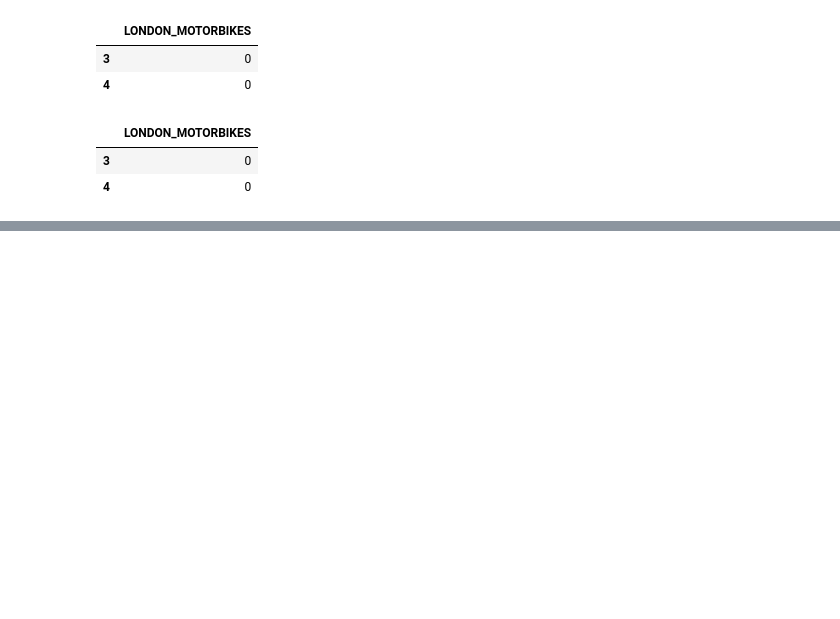
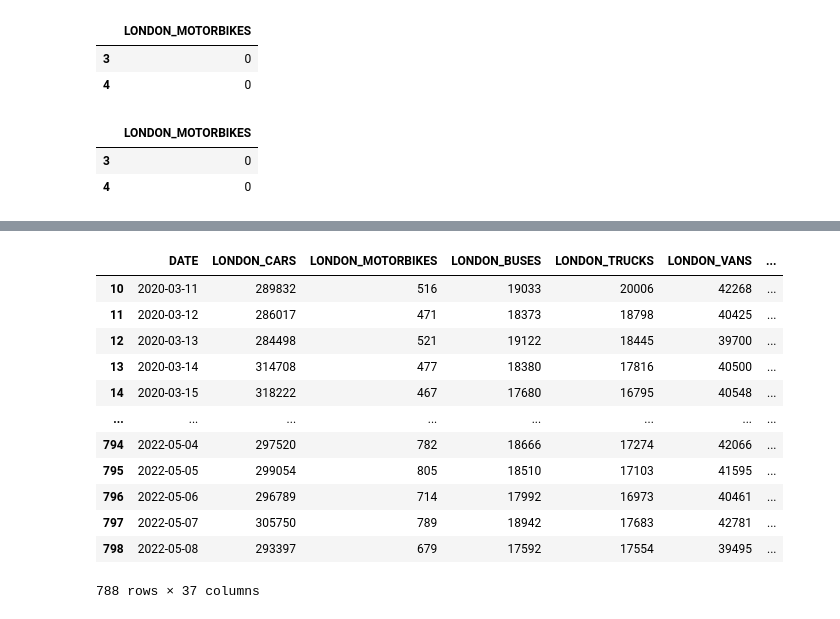
Before and after one commit to JoshMalcolm207/Python_Training_JoshRSA, a Jupyter notebook: training.ipynb, the cells around one changed output, grey strips where cells are left out. Saved outputs shown, nothing was run; the diff lists cells and outputs as text; code cells hidden in the pictures; blank space fills up the shorter version.

```diff
--- a/training.ipynb
+++ b/training.ipynb
@@ -279,0 +306,16 @@ df[ldn_cols][40:46]
+# %%
+df.loc[df["LONDON_CARS"] >25000,]
+# %% [output]
+|  | DATE | LONDON_CARS | LONDON_MOTORBIKES | LONDON_BUSES | LONDON_TRUCKS | LONDON_VANS | ... |
+| 10 | 2020-03-11 | 289832 | 516 | 19033 | 20006 | 42268 | ... |
+| 11 | 2020-03-12 | 286017 | 471 | 18373 | 18798 | 40425 | ... |
+| 12 | 2020-03-13 | 284498 | 521 | 19122 | 18445 | 39700 | ... |
+| 13 | 2020-03-14 | 314708 | 477 | 18380 | 17816 | 40500 | ... |
+| 14 | 2020-03-15 | 318222 | 467 | 17680 | 16795 | 40548 | ... |
+| ... | ... | ... | ... | ... | ... | ... | ... |
+| 794 | 2022-05-04 | 297520 | 782 | 18666 | 17274 | 42066 | ... |
+| 795 | 2022-05-05 | 299054 | 805 | 18510 | 17103 | 41595 | ... |
+| 796 | 2022-05-06 | 296789 | 714 | 17992 | 16973 | 40461 | ... |
+| 797 | 2022-05-07 | 305750 | 789 | 18942 | 17683 | 42781 | ... |
+| 798 | 2022-05-08 | 293397 | 679 | 17592 | 17554 | 39495 | ... |
+788 rows × 37 columns
```
Also changed, not shown: parts of 31 cells of this notebook.
